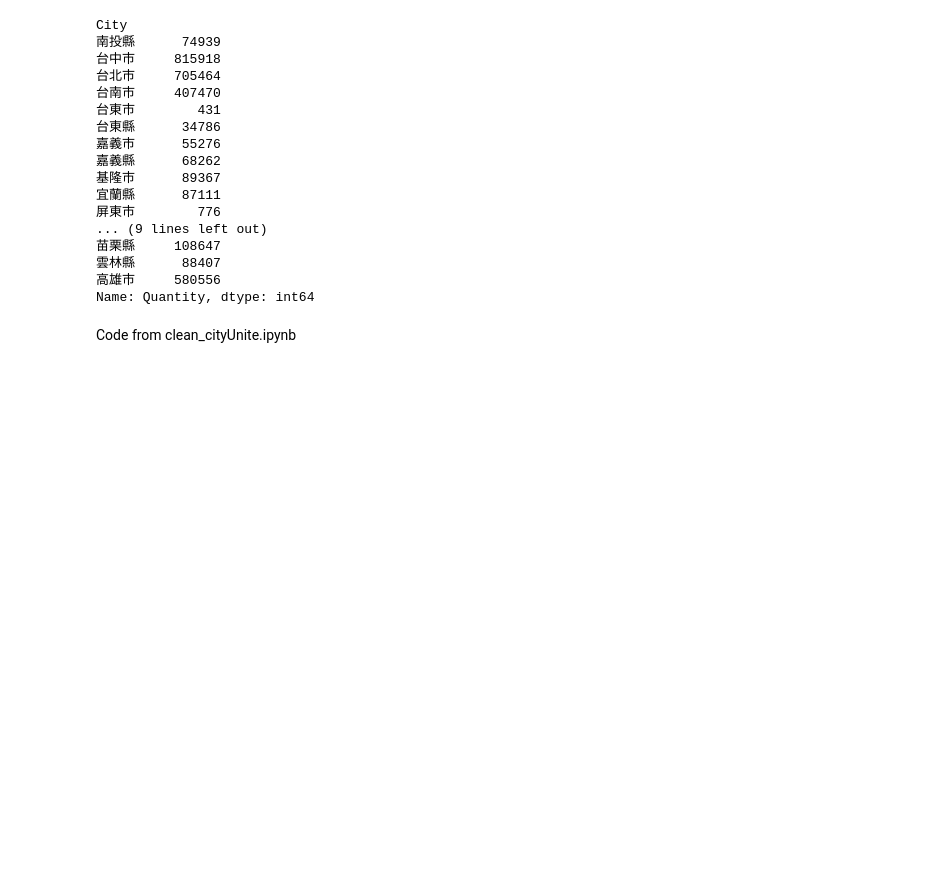
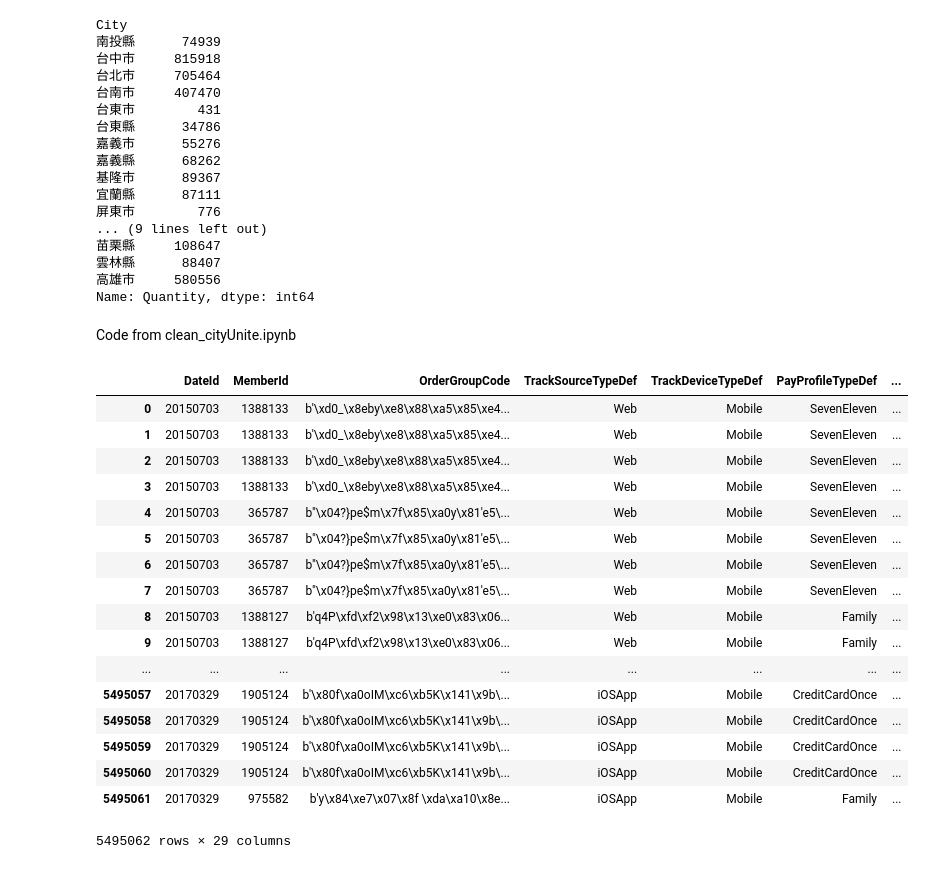
Before and after one commit to yuliang1120/91app, a Jupyter notebook: week_2/week2.ipynb, the cells around one changed output. Saved outputs shown, nothing was run; the diff lists cells and outputs as text; code cells hidden in the pictures; blank space fills up the shorter version.

```diff
--- a/week_2/week2.ipynb
+++ b/week_2/week2.ipynb
@@ -3767,3 +3767,24 @@ import pandas as pd
 import numpy as np
 # %%
 df_clean1 = pd.read_pickle('df_clean1.pkl')
+# %%
+df_clean2
+# %% [output]
+|  | DateId | MemberId | OrderGroupCode | TrackSourceTypeDef | TrackDeviceTypeDef | PayProfileTypeDef | ... |
+| 0 | 20150703 | 1388133 | b'\xd0_\x8eby\xe8\x88\xa5\x85\xe4... | Web | Mobile | SevenEleven | ... |
+| 1 | 20150703 | 1388133 | b'\xd0_\x8eby\xe8\x88\xa5\x85\xe4... | Web | Mobile | SevenEleven | ... |
+| 2 | 20150703 | 1388133 | b'\xd0_\x8eby\xe8\x88\xa5\x85\xe4... | Web | Mobile | SevenEleven | ... |
+| 3 | 20150703 | 1388133 | b'\xd0_\x8eby\xe8\x88\xa5\x85\xe4... | Web | Mobile | SevenEleven | ... |
+| 4 | 20150703 | 365787 | b"\x04?}pe$m\x7f\x85\xa0y\x81'e5\... | Web | Mobile | SevenEleven | ... |
+| 5 | 20150703 | 365787 | b"\x04?}pe$m\x7f\x85\xa0y\x81'e5\... | Web | Mobile | SevenEleven | ... |
+| 6 | 20150703 | 365787 | b"\x04?}pe$m\x7f\x85\xa0y\x81'e5\... | Web | Mobile | SevenEleven | ... |
+| 7 | 20150703 | 365787 | b"\x04?}pe$m\x7f\x85\xa0y\x81'e5\... | Web | Mobile | SevenEleven | ... |
+| 8 | 20150703 | 1388127 | b'q4P\xfd\xf2\x98\x13\xe0\x83\x06... | Web | Mobile | Family | ... |
+| 9 | 20150703 | 1388127 | b'q4P\xfd\xf2\x98\x13\xe0\x83\x06... | Web | Mobile | Family | ... |
+| ... | ... | ... | ... | ... | ... | ... | ... |
+| 5495057 | 20170329 | 1905124 | b'\x80f\xa0oIM\xc6\xb5K\x141\x9b\... | iOSApp | Mobile | CreditCardOnce | ... |
+| 5495058 | 20170329 | 1905124 | b'\x80f\xa0oIM\xc6\xb5K\x141\x9b\... | iOSApp | Mobile | CreditCardOnce | ... |
+| 5495059 | 20170329 | 1905124 | b'\x80f\xa0oIM\xc6\xb5K\x141\x9b\... | iOSApp | Mobile | CreditCardOnce | ... |
+| 5495060 | 20170329 | 1905124 | b'\x80f\xa0oIM\xc6\xb5K\x141\x9b\... | iOSApp | Mobile | CreditCardOnce | ... |
+| 5495061 | 20170329 | 975582 | b'y\x84\xe7\x07\x8f \xda\xa10\x8e... | iOSApp | Mobile | Family | ... |
+5495062 rows × 29 columns
```
Also changed, not shown: parts of 5 cells of this notebook.
